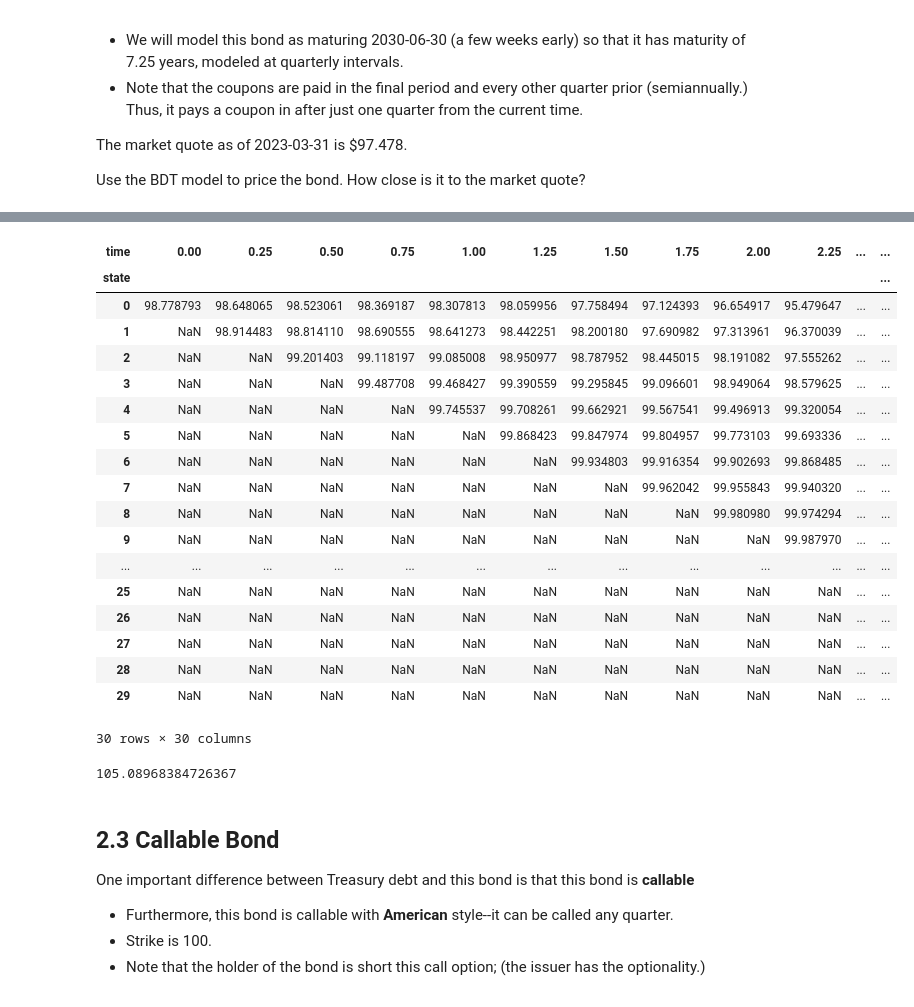
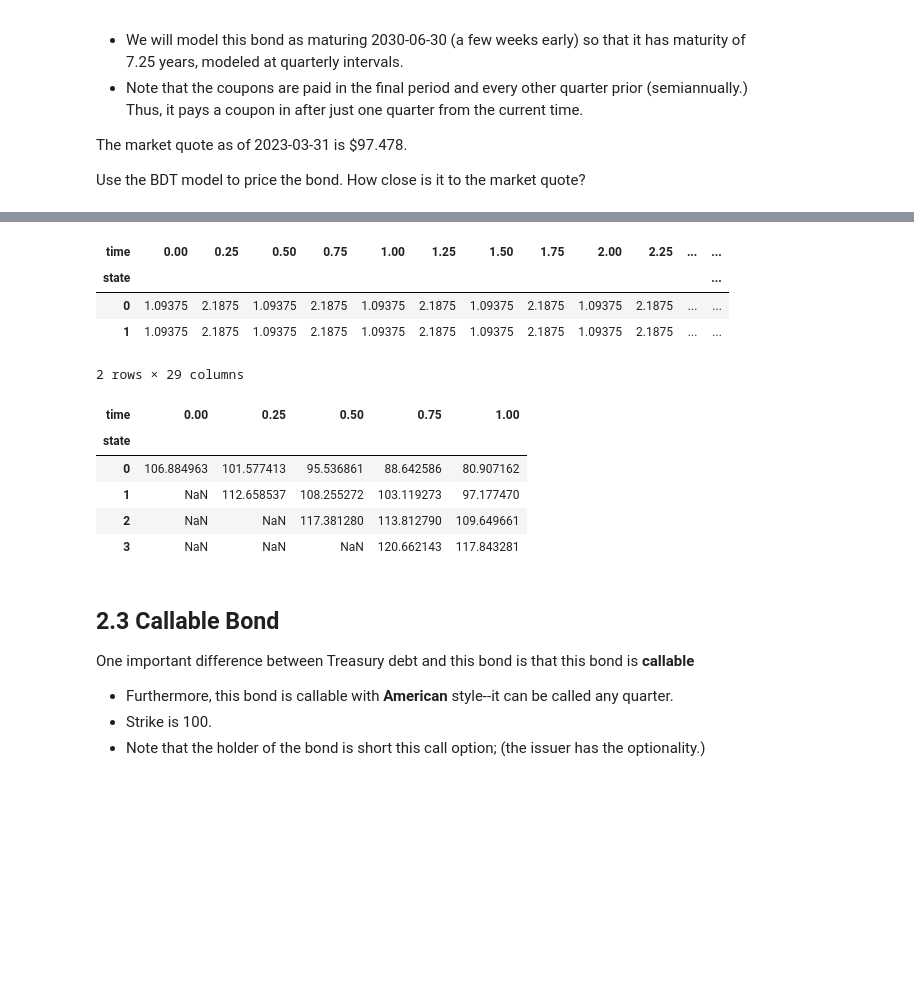
Before and after one commit to dcstein22/finm-fiderivs-2023, a Jupyter notebook: homework/Homework 2.ipynb, the cells around one changed output, grey strips where cells are left out. Drawn from its saved outputs; the diff is of its cells as text; code cells hidden in the pictures; blank space fills up the shorter version.

```diff
--- a/homework/Homework 2.ipynb
+++ b/homework/Homework 2.ipynb
@@ -370,0 +221,3 @@ len(theta)
+# %%
+theta ,ratetree = binomial.estimate_theta(sigmas = sigmas,quotes_zeros=quotes)
+binomial.format_bintree(theta.to_frame().T, style='{:.2%}')
@@ -392,7 +282,10 @@ Use the BDT model to price the bond. How close is it to the market quote?
 # %%
 T = 7.25
 dt = .25
-coup = .04375
-tsteps = int(T/dt)+1
+cpn = .04375
 compound = int(1/dt)
-N = 100
+cpn_freq = 2
+tsteps = int(T/dt)
+strike = 100
+clean_call = 100
+FACE
@@ -399,3 +294,4 @@ N = 100
 # %%
-bond_cf_tree = binomial.construct_bond_cftree(T = T,compound=compound, cpn = coup,cpn_freq=2)
-bond_cf_tree.head()
+wrapper_bond = lambda r: binomial.payoff_bond(r,dt, facevalue=FACE*(1+cpn/cpn_freq))
+payoff_call = lambda p: np.maximum(p-strike,0)
+cftree = binomial.construct_bond_cftree(T=T,compound=compound, cpn = cpn)
@@ -410,0 +298,3 @@ bond_cf_tree.head()
+# %%
+bondtree = binomial.bintree_pricing(payoff=wrapper_bond,ratetree=ratetree.iloc[:tsteps,:tsteps], cftree=cftree)
+bondtree.head(2)
@@ -411,26 +307,19 @@ bond_cf_tree.head()
+# %%
+accintree.head(2)
+# %% [output]
+| time | 0.00 | 0.25 | 0.50 | 0.75 | 1.00 | 1.25 | 1.50 | 1.75 | 2.00 | 2.25 | ... | ... |
+| state |  |  |  |  |  |  |  |  |  |  |  | ... |
+| 0 | 1.09375 | 2.1875 | 1.09375 | 2.1875 | 1.09375 | 2.1875 | 1.09375 | 2.1875 | 1.09375 | 2.1875 | ... | ... |
+| 1 | 1.09375 | 2.1875 | 1.09375 | 2.1875 | 1.09375 | 2.1875 | 1.09375 | 2.1875 | 1.09375 | 2.1875 | ... | ... |
+2 rows × 29 columns
 # %%
-payoff = lambda r: binomial.payoff_bond(r,dt, facevalue=100)
-payoff_4 = lambda r: bond_cf_tree*np.exp(-r)
-refratetree = compound*(np.exp(ratetree/compound)-1)
-cftree = payoff(refratetree.iloc[:tsteps,:tsteps])
-cftree
+accintree = binomial.construct_accinttree(cftree=cftree,compound = 4,cpn = cpn,cpn_freq= cpn_freq)
+cleantree = np.maximum(bondtree-accintree,0)
+cleantree.iloc[:4,:5]
 # %% [output]
-| time | 0.00 | 0.25 | 0.50 | 0.75 | 1.00 | 1.25 | 1.50 | 1.75 | 2.00 | 2.25 | ... | ... |
-| state |  |  |  |  |  |  |  |  |  |  |  | ... |
-| 0 | 98.778793 | 98.648065 | 98.523061 | 98.369187 | 98.307813 | 98.059956 | 97.758494 | 97.124393 | 96.654917 | 95.479647 | ... | ... |
-| 1 | NaN | 98.914483 | 98.814110 | 98.690555 | 98.641273 | 98.442251 | 98.200180 | 97.690982 | 97.313961 | 96.370039 | ... | ... |
-| 2 | NaN | NaN | 99.201403 | 99.118197 | 99.085008 | 98.950977 | 98.787952 | 98.445015 | 98.191082 | 97.555262 | ... | ... |
-| 3 | NaN | NaN | NaN | 99.487708 | 99.468427 | 99.390559 | 99.295845 | 99.096601 | 98.949064 | 98.579625 | ... | ... |
-| 4 | NaN | NaN | NaN | NaN | 99.745537 | 99.708261 | 99.662921 | 99.567541 | 99.496913 | 99.320054 | ... | ... |
-| 5 | NaN | NaN | NaN | NaN | NaN | 99.868423 | 99.847974 | 99.804957 | 99.773103 | 99.693336 | ... | ... |
-| 6 | NaN | NaN | NaN | NaN | NaN | NaN | 99.934803 | 99.916354 | 99.902693 | 99.868485 | ... | ... |
-| 7 | NaN | NaN | NaN | NaN | NaN | NaN | NaN | 99.962042 | 99.955843 | 99.940320 | ... | ... |
-| 8 | NaN | NaN | NaN | NaN | NaN | NaN | NaN | NaN | 99.980980 | 99.974294 | ... | ... |
-| 9 | NaN | NaN | NaN | NaN | NaN | NaN | NaN | NaN | NaN | 99.987970 | ... | ... |
-| ... | ... | ... | ... | ... | ... | ... | ... | ... | ... | ... | ... | ... |
-| 25 | NaN | NaN | NaN | NaN | NaN | NaN | NaN | NaN | NaN | NaN | ... | ... |
-| 26 | NaN | NaN | NaN | NaN | NaN | NaN | NaN | NaN | NaN | NaN | ... | ... |
-| 27 | NaN | NaN | NaN | NaN | NaN | NaN | NaN | NaN | NaN | NaN | ... | ... |
-| 28 | NaN | NaN | NaN | NaN | NaN | NaN | NaN | NaN | NaN | NaN | ... | ... |
-| 29 | NaN | NaN | NaN | NaN | NaN | NaN | NaN | NaN | NaN | NaN | ... | ... |
+| time | 0.00 | 0.25 | 0.50 | 0.75 | 1.00 |
+| state |  |  |  |  |  |
+| 0 | 106.884963 | 101.577413 | 95.536861 | 88.642586 | 80.907162 |
+| 1 | NaN | 112.658537 | 108.255272 | 103.119273 | 97.177470 |
+| 2 | NaN | NaN | 117.381280 | 113.812790 | 109.649661 |
+| 3 | NaN | NaN | NaN | 120.662143 | 117.843281 |
-30 rows × 30 columns
@@ -439,9 +326,3 @@ bond_cf_tree = binomial.construct_bond_cftree(T = T,compound=compound, cpn = cou
-# %%
-
-bond_price = binomial.bintree_pricing(payoff=payoff,ratetree=ratetree.iloc[:tsteps,:tsteps], undertree = refratetree.iloc[:tsteps,:tsteps],timing = 'deferred', cftree=bond_cf_tree)
-bond_price.iloc[0,0]
-# %% [output]
-105.08968384726367
 # %% [markdown]
 ## 2.3 Callable Bond
 
```
Also changed, not shown: parts of 29 cells of this notebook, 2 other files.
